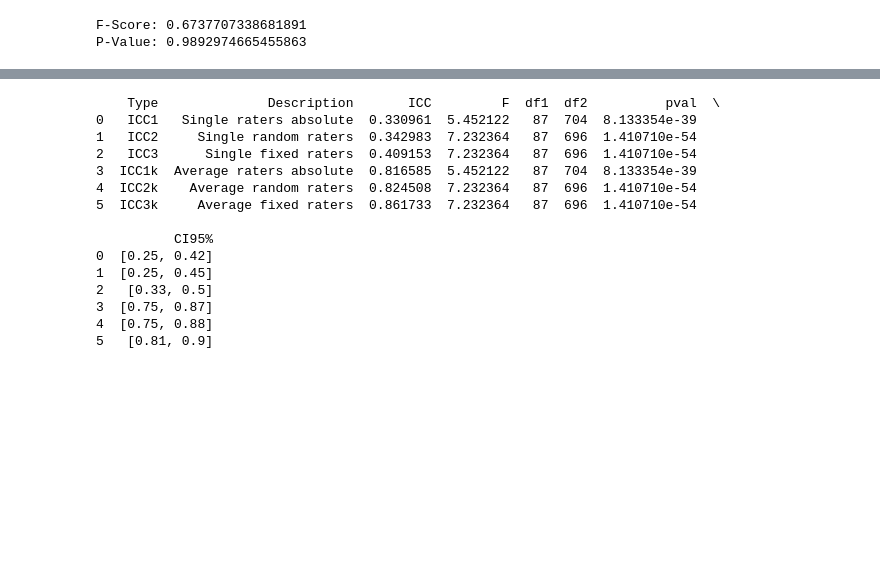
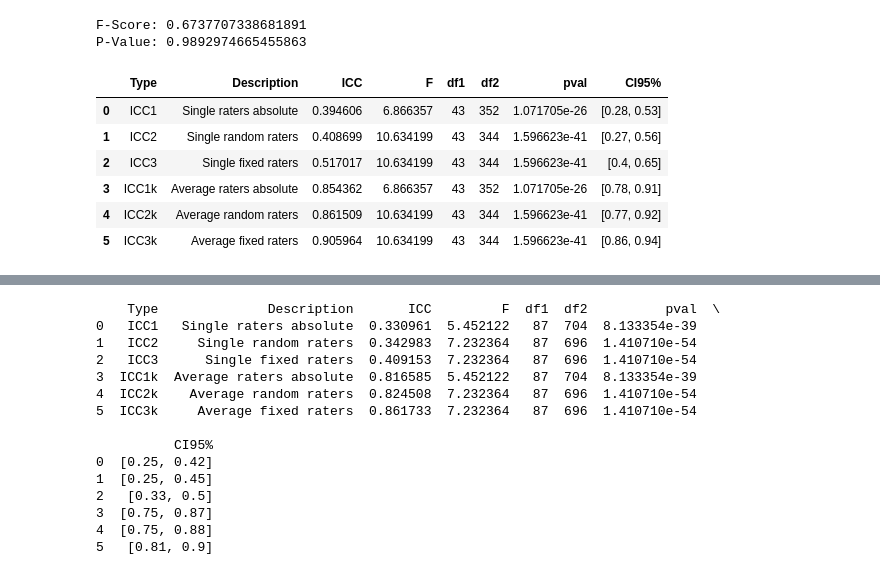
Before and after one commit to timlac/reco-response-analysis, a Jupyter notebook: appraisal/reliability_notebook.ipynb, the cells around one changed output, grey strips where cells are left out. Saved outputs shown, nothing was run; the diff lists cells and outputs as text; code cells hidden in the pictures; blank space fills up the shorter version.

```diff
--- a/appraisal/reliability_notebook.ipynb
+++ b/appraisal/reliability_notebook.ipynb
@@ -191,4 +191,13 @@ print("P-Value:", p_value)
 F-Score: 0.6737707338681891
 P-Value: 0.9892974665455863
 # %%
-pivot = pd.pivot_table(df, index='survey_id', columns='emotion_1', values="reply_dim_Novelty").T
+results = pg.intraclass_corr(data=df, targets='emotion_1', raters='survey_id', ratings='reply_dim_Novelty')
+results
+# %% [output]
+|  | Type | Description | ICC | F | df1 | df2 | pval | CI95% |
+| 0 | ICC1 | Single raters absolute | 0.394606 | 6.866357 | 43 | 352 | 1.071705e-26 | [0.28, 0.53] |
+| 1 | ICC2 | Single random raters | 0.408699 | 10.634199 | 43 | 344 | 1.596623e-41 | [0.27, 0.56] |
+| 2 | ICC3 | Single fixed raters | 0.517017 | 10.634199 | 43 | 344 | 1.596623e-41 | [0.4, 0.65] |
+| 3 | ICC1k | Average raters absolute | 0.854362 | 6.866357 | 43 | 352 | 1.071705e-26 | [0.78, 0.91] |
+| 4 | ICC2k | Average random raters | 0.861509 | 10.634199 | 43 | 344 | 1.596623e-41 | [0.77, 0.92] |
+| 5 | ICC3k | Average fixed raters | 0.905964 | 10.634199 | 43 | 344 | 1.596623e-41 | [0.86, 0.94] |
```
Also changed, not shown: parts of 4 cells of this notebook, 3 other files.
